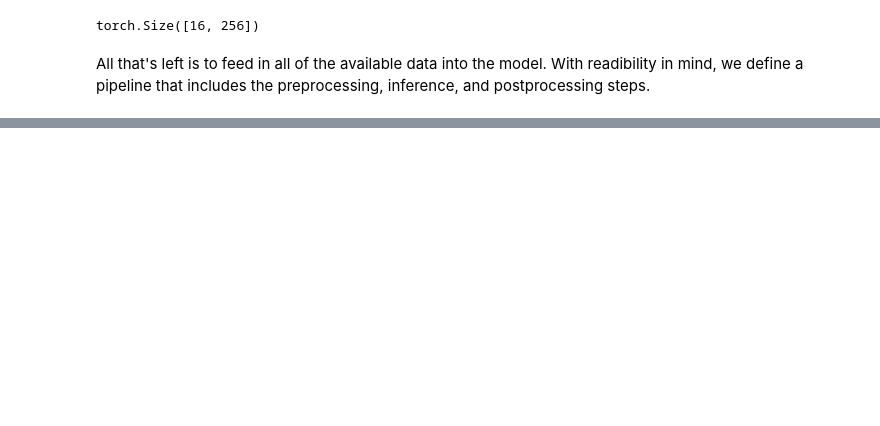
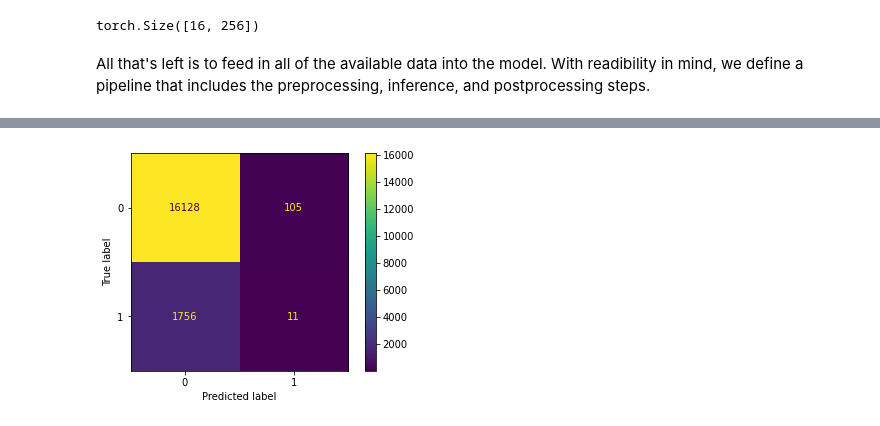
Before and after one commit to zachtheyek/autoSETI, a Jupyter notebook: Kaggle_BERT.ipynb, the cells around one changed output, grey strips where cells are left out. Drawn from its saved outputs; the diff is of its cells as text; code cells hidden in the pictures; blank space fills up the shorter version.

```diff
--- a/Kaggle_BERT.ipynb
+++ b/Kaggle_BERT.ipynb
@@ -476,0 +490,16 @@ print(f'Random forest classification accuracy: {accuracy}')
+# %%
+# Initialize a random forest ensemble with the default configurations
+random_forest = RandomForestClassifier(verbose=1)
+# Train the model on the training data
+random_forest.fit(X_train, y_train)
+# Make predictions on the validation data
+predictions = random_forest.predict(X_val)
+# Calculate the model's classification accuracy
+accuracy = accuracy_score(y_val, predictions) * 100
+# Print the accuracy
+print(f'Random forest classification accuracy: {accuracy:.3f}%')
+# Compute and display the confusion matrix
+ConfusionMatrixDisplay.from_predictions(y_val, predictions)
+# Save the matrix into a separate directory
+plt.savefig('Figures/forest_cmatrix_v1.png')
+# %% [output]
@@ -476,0 +510 @@ print(f'Random forest classification accuracy: {accuracy}')
+[figure, added]
```
Also changed, not shown: parts of 18 cells of this notebook.
